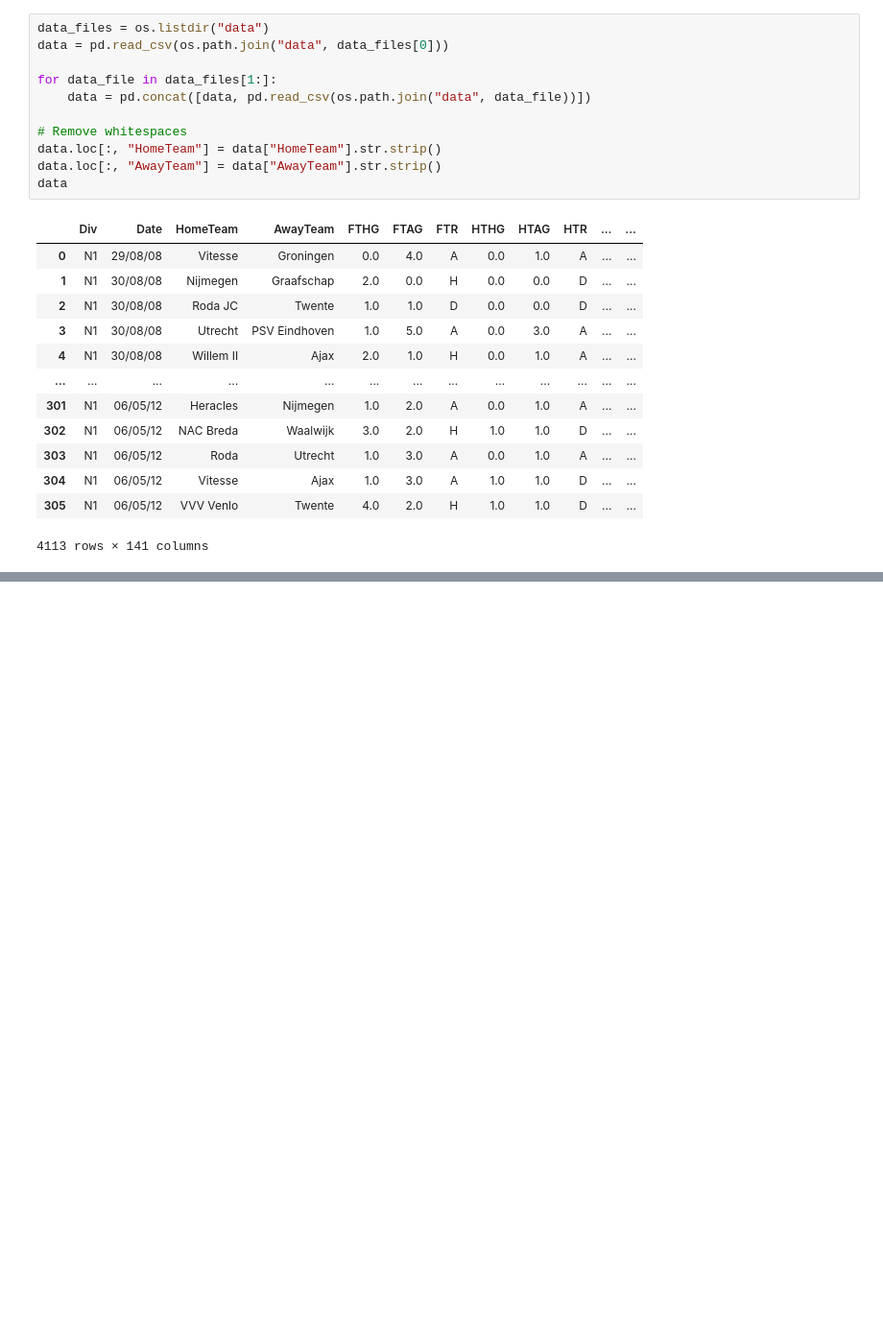
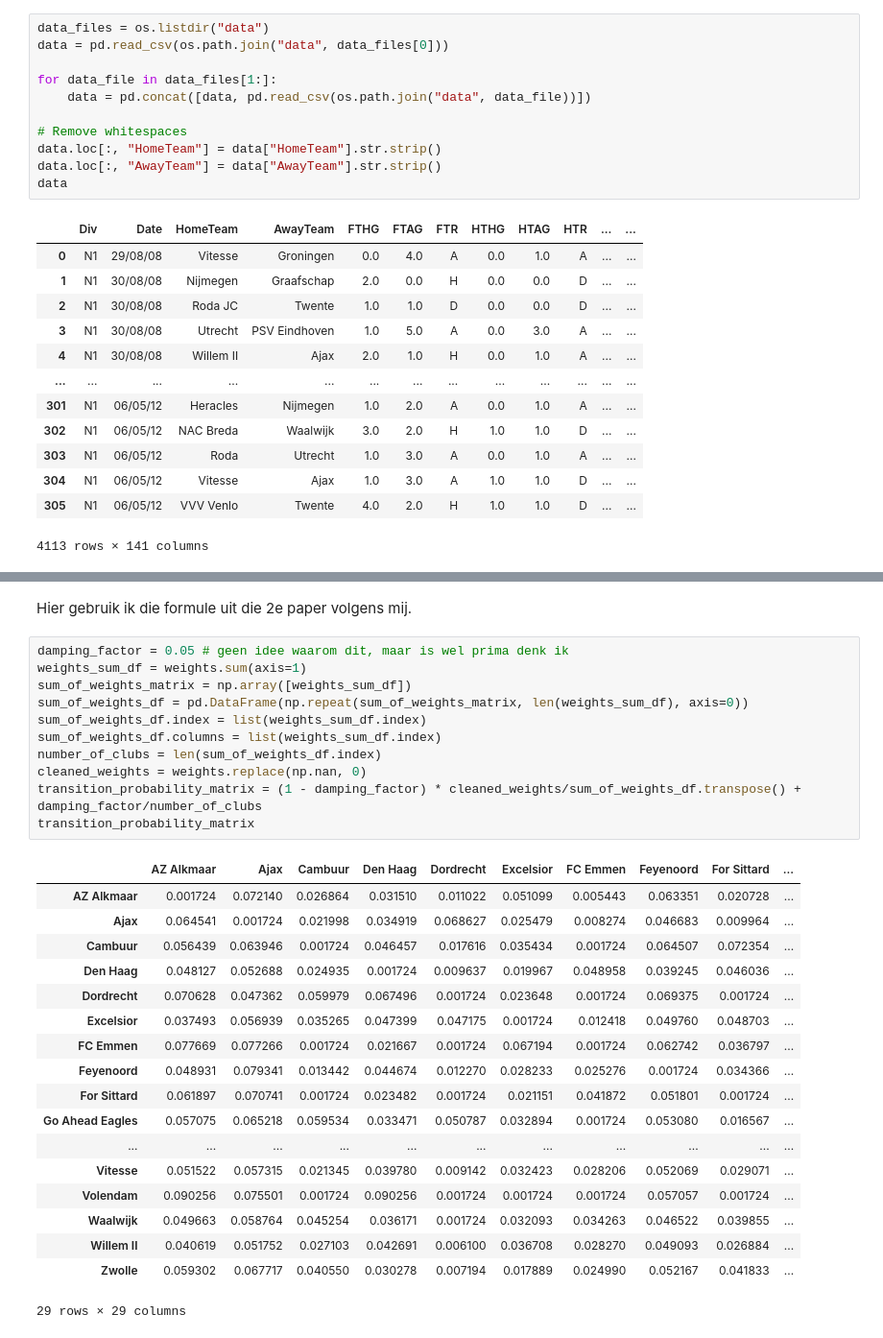
Before and after one commit to michadenheijer/OR2-2, a Jupyter notebook: main.ipynb, the cells around one changed output, grey strips where cells are left out. Shown at 96% size. Drawn from its saved outputs; the diff is of its cells as text; blank space fills up the shorter version.

```diff
--- a/main.ipynb
+++ b/main.ipynb
@@ -115 +119,33 @@ weights
 29 rows × 29 columns
+# %% [markdown]
+Hier gebruik ik die formule uit die 2e paper volgens mij.
+# %%
+damping_factor = 0.05 # geen idee waarom dit, maar is wel prima denk ik
+weights_sum_df = weights.sum(axis=1)
+sum_of_weights_matrix = np.array([weights_sum_df])
+sum_of_weights_df = pd.DataFrame(np.repeat(sum_of_weights_matrix, len(weights_sum_df), axis=0))
+sum_of_weights_df.index = list(weights_sum_df.index)
+sum_of_weights_df.columns = list(weights_sum_df.index)
+number_of_clubs = len(sum_of_weights_df.index)
+cleaned_weights = weights.replace(np.nan, 0)
+transition_probability_matrix = (1 - damping_factor) * cleaned_weights/sum_of_weights_df.transpose() + damping_factor/number_of_clubs
+transition_probability_matrix
+# %% [output]
+|  | AZ Alkmaar | Ajax | Cambuur | Den Haag | Dordrecht | Excelsior | FC Emmen | Feyenoord | For Sittard | ... |
+| AZ Alkmaar | 0.001724 | 0.072140 | 0.026864 | 0.031510 | 0.011022 | 0.051099 | 0.005443 | 0.063351 | 0.020728 | ... |
+| Ajax | 0.064541 | 0.001724 | 0.021998 | 0.034919 | 0.068627 | 0.025479 | 0.008274 | 0.046683 | 0.009964 | ... |
+| Cambuur | 0.056439 | 0.063946 | 0.001724 | 0.046457 | 0.017616 | 0.035434 | 0.001724 | 0.064507 | 0.072354 | ... |
+| Den Haag | 0.048127 | 0.052688 | 0.024935 | 0.001724 | 0.009637 | 0.019967 | 0.048958 | 0.039245 | 0.046036 | ... |
+| Dordrecht | 0.070628 | 0.047362 | 0.059979 | 0.067496 | 0.001724 | 0.023648 | 0.001724 | 0.069375 | 0.001724 | ... |
+| Excelsior | 0.037493 | 0.056939 | 0.035265 | 0.047399 | 0.047175 | 0.001724 | 0.012418 | 0.049760 | 0.048703 | ... |
+| FC Emmen | 0.077669 | 0.077266 | 0.001724 | 0.021667 | 0.001724 | 0.067194 | 0.001724 | 0.062742 | 0.036797 | ... |
+| Feyenoord | 0.048931 | 0.079341 | 0.013442 | 0.044674 | 0.012270 | 0.028233 | 0.025276 | 0.001724 | 0.034366 | ... |
+| For Sittard | 0.061897 | 0.070741 | 0.001724 | 0.023482 | 0.001724 | 0.021151 | 0.041872 | 0.051801 | 0.001724 | ... |
+| Go Ahead Eagles | 0.057075 | 0.065218 | 0.059534 | 0.033471 | 0.050787 | 0.032894 | 0.001724 | 0.053080 | 0.016567 | ... |
+| ... | ... | ... | ... | ... | ... | ... | ... | ... | ... | ... |
+| Vitesse | 0.051522 | 0.057315 | 0.021345 | 0.039780 | 0.009142 | 0.032423 | 0.028206 | 0.052069 | 0.029071 | ... |
+| Volendam | 0.090256 | 0.075501 | 0.001724 | 0.090256 | 0.001724 | 0.001724 | 0.001724 | 0.057057 | 0.001724 | ... |
+| Waalwijk | 0.049663 | 0.058764 | 0.045254 | 0.036171 | 0.001724 | 0.032093 | 0.034263 | 0.046522 | 0.039855 | ... |
+| Willem II | 0.040619 | 0.051752 | 0.027103 | 0.042691 | 0.006100 | 0.036708 | 0.028270 | 0.049093 | 0.026884 | ... |
+| Zwolle | 0.059302 | 0.067717 | 0.040550 | 0.030278 | 0.007194 | 0.017889 | 0.024990 | 0.052167 | 0.041833 | ... |
+29 rows × 29 columns
```
Also changed, not shown: parts of 5 cells of this notebook.
